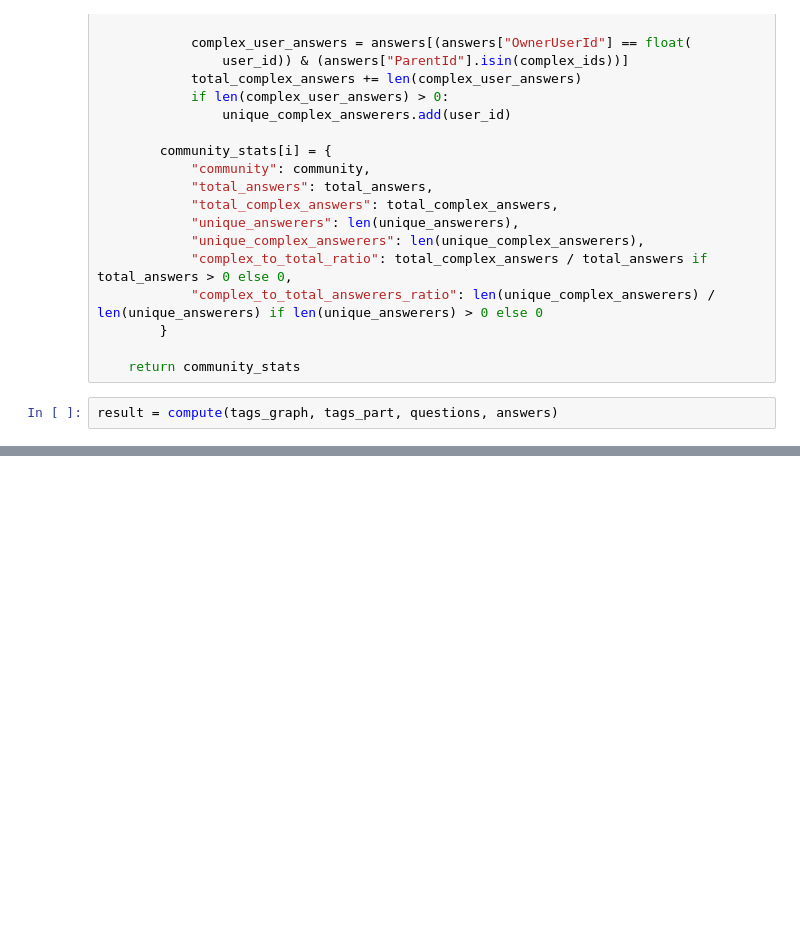
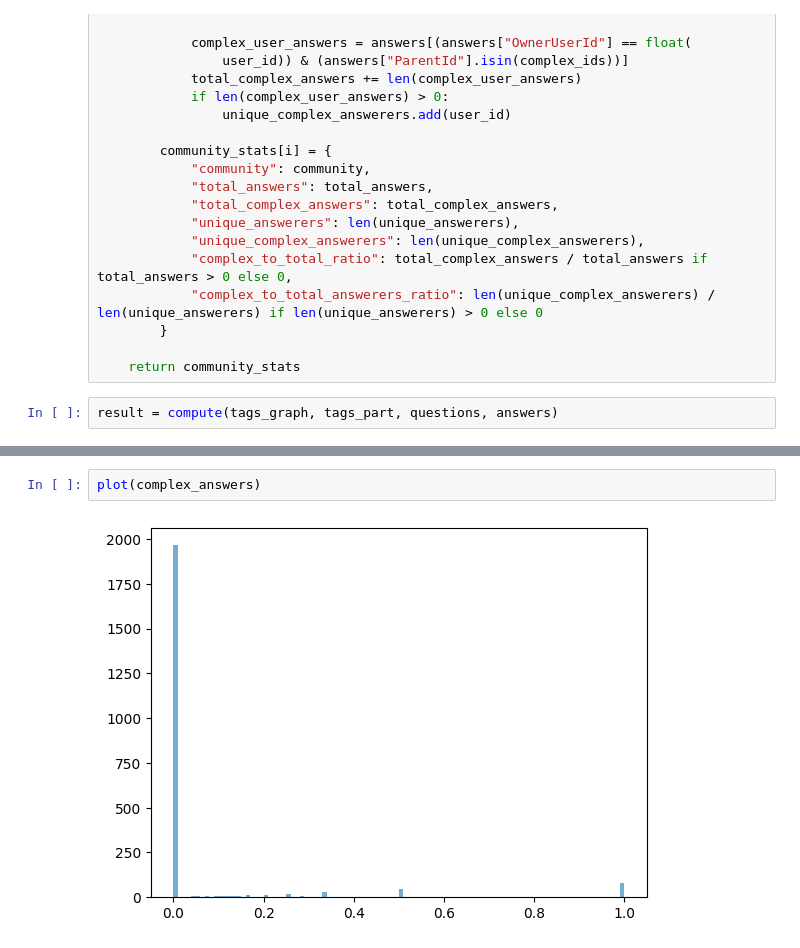
Before and after one commit to setday/hse_sna_p2024, a Jupyter notebook: complexity_hunters/find_hunters.ipynb, the cells around one changed output, grey strips where cells are left out. Drawn from its saved outputs; the diff is of its cells as text; blank space fills up the shorter version.

```diff
--- a/complexity_hunters/find_hunters.ipynb
+++ b/complexity_hunters/find_hunters.ipynb
@@ -113,0 +152,4 @@ for key, value in sorted_dict.items():
+# %%
+plot(complex_answers)
+# %% [output]
+[figure, added]
```
Also changed, not shown: parts of 14 cells of this notebook, 3 other files.
